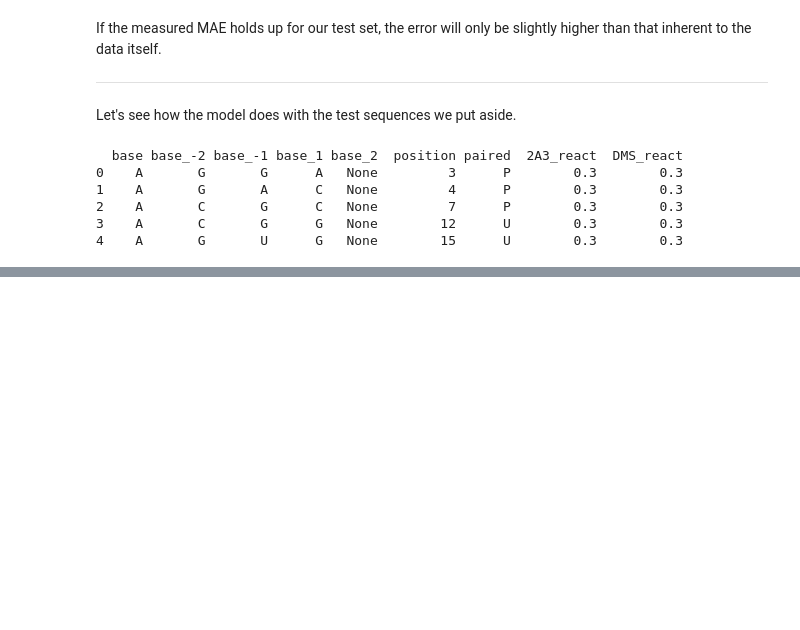
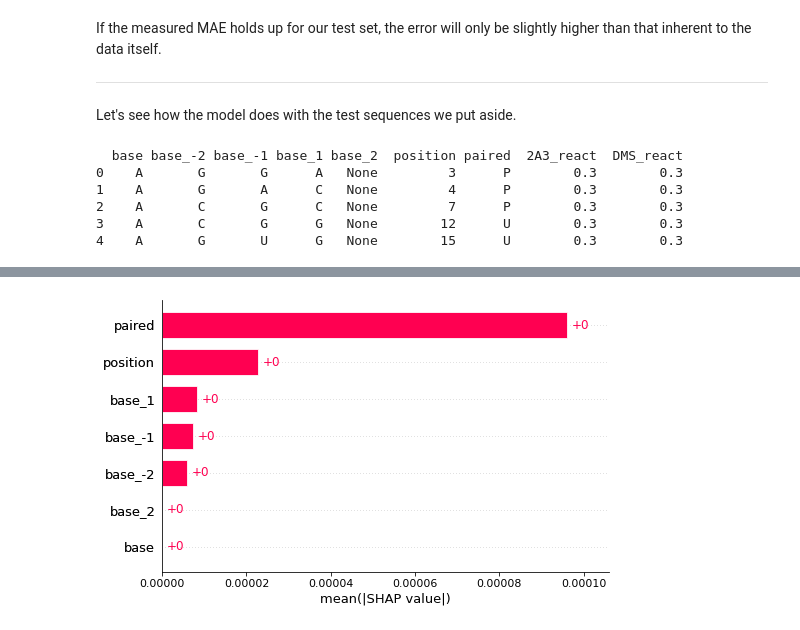
Before and after one commit to koulbeans/RNAstructureprediction-Capstone3, a Jupyter notebook: RNA_PreprocessModelDev.ipynb, the cells around one changed output, grey strips where cells are left out. Saved outputs shown, nothing was run; the diff lists cells and outputs as text; code cells hidden in the pictures; blank space fills up the shorter version.

```diff
--- a/RNA_PreprocessModelDev.ipynb
+++ b/RNA_PreprocessModelDev.ipynb
@@ -416,0 +455,33 @@ MAE values hold up for the test set as well.
+# %%
+# merge shap values for dummy encoded categories of a particular category
+# code adapted from https://medium.com/p/7c63e6a554ea
+
+n_categories = [1, 4, 5, 5, 5, 5, 3]
+# in order: base identity, neighbors, position, then Vienna predictions
+
+new_shap_values = []
+for values in shap_values.values:
+    #split shap values into a list for each feature
+    values_split = np.split(values, np.cumsum(n_categories))[:-1]
+    # [:-1] to get rid of empty array at the end that results for reasons I don't entirely understand
+
+    #sum values within each list
+    values_sum = [sum(l) for l in values_split]
+
+    new_shap_values.append(values_sum)
+
+#replace shap values
+shap_values.values = np.array(new_shap_values)
+
+#replace data
+new_data = np.array(df_test.drop(['2A3_react', 'DMS_react'], axis = 1))
+shap_values.data = np.array(new_data)
+
+#update feature names
+feature_names = ['position', 'base', 'base_-2', 'base_-1', 'base_1', 'base_2', 'paired']
+shap_values.feature_names = feature_names
+# %%
+# Mean SHAP for 2A3
+shap.plots.bar(shap_values[:, :, 0])
+# %% [output]
+[figure, added]
```
Also changed, not shown: parts of 14 cells of this notebook, 3 other files.
